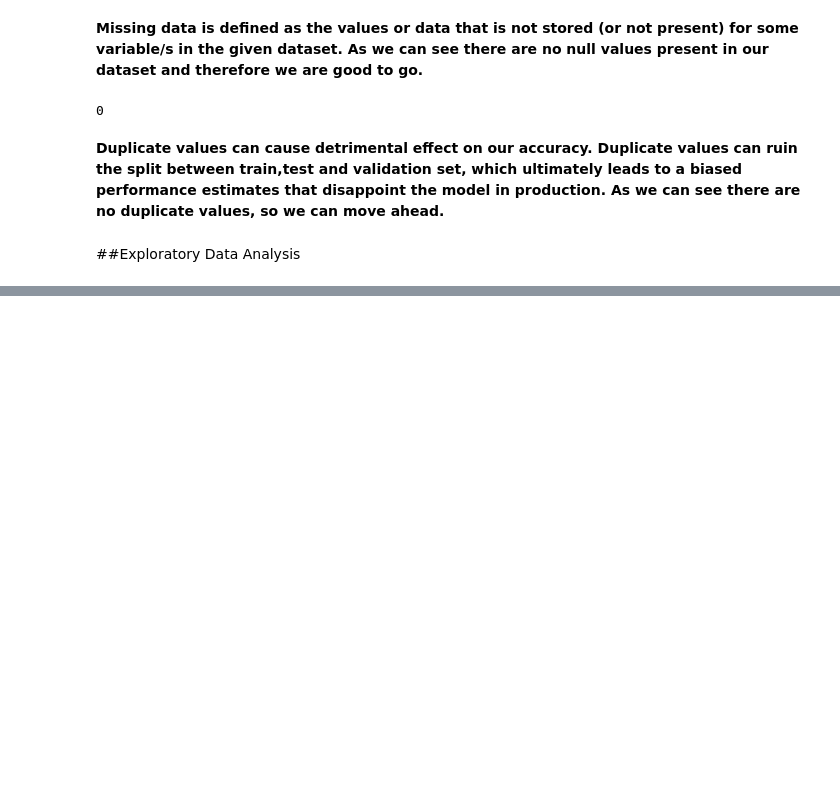
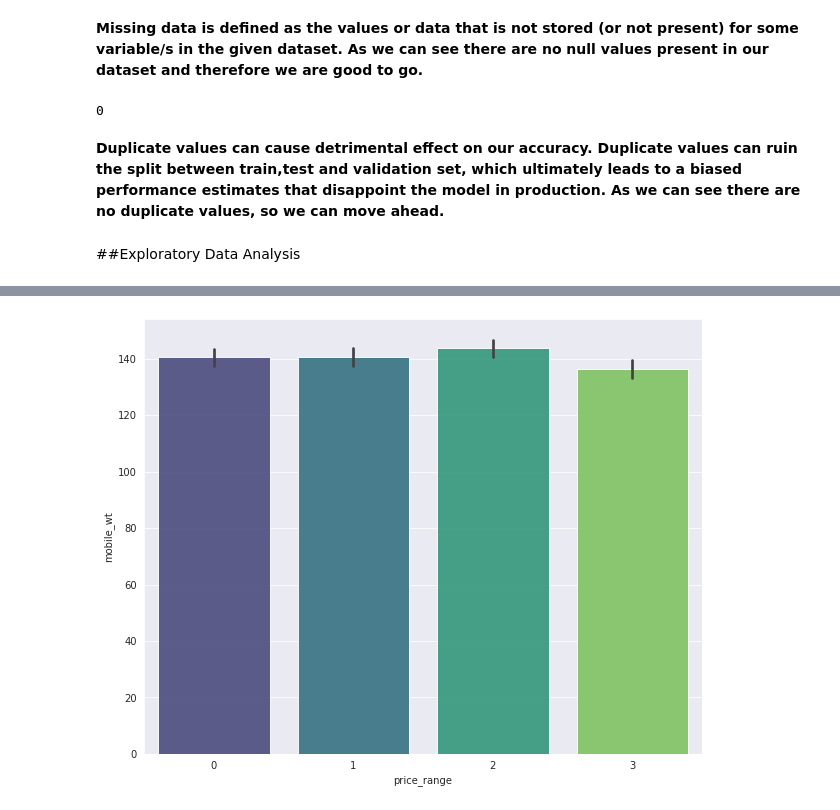
Before and after one commit to Amankr351/Mobile-Price-Range-Prediction, a Jupyter notebook: Mobile_Price_Range_Prediction.ipynb, the cells around one changed output, grey strips where cells are left out. Cells and saved outputs as stored; diff of their text form; code cells hidden in the pictures; blank space fills up the shorter version.

```diff
--- a/Mobile_Price_Range_Prediction.ipynb
+++ b/Mobile_Price_Range_Prediction.ipynb
@@ -121,0 +144,5 @@ data.duplicated().sum()   #Checking for duplicate values.
+# %%
+plt.figure(figsize=(10,8))
+sns.barplot(data=data, x='price_range', y='mobile_wt', alpha =0.9, palette= "viridis");
+# %% [output]
+[figure, added]
```
Also changed, not shown: parts of 8 cells of this notebook.
